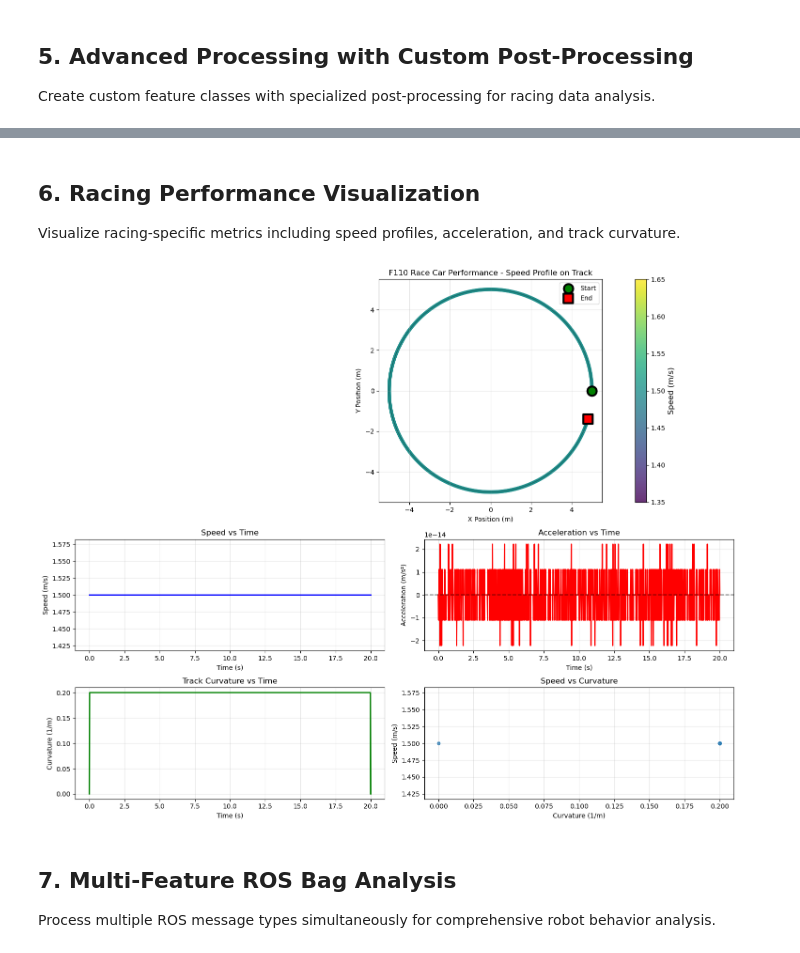
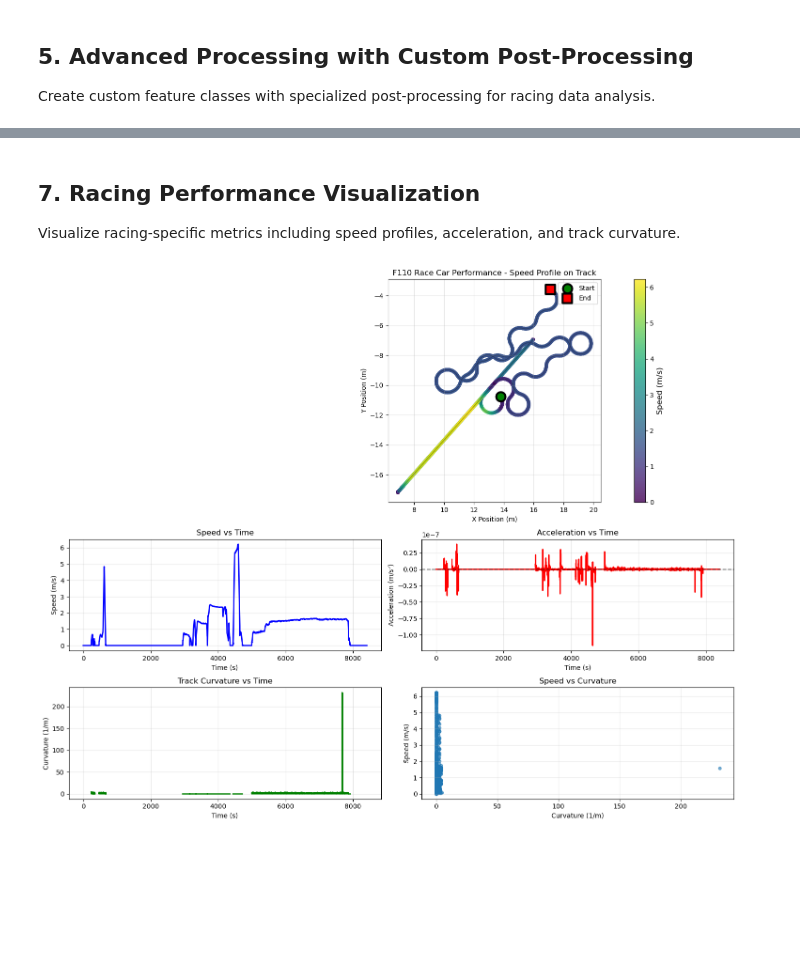
Before and after one commit to norlab-ulaval/trajectory-container-tools, a Jupyter notebook: notebooks/rosbag_usage_example.ipynb, the cells around one changed output, grey strips where cells are left out. Drawn from its saved outputs; the diff is of its cells as text; code cells hidden in the pictures; blank space fills up the shorter version.

```diff
--- a/notebooks/rosbag_usage_example.ipynb
+++ b/notebooks/rosbag_usage_example.ipynb
@@ -31,0 +41,8 @@ The ROS bag must contain valid ROS message topics with proper timestamps. Suppor
+# %%
+from trajectory_container_tools.rosbag_tools import show_available_rosbag_topics
+from trajectory_container_tools.utils.ros2_non_native_msg import register_ros2_non_native_msg
+
+# Register non-native ros message
+register_ros2_non_native_msg()
+
+rosbag_path = show_available_rosbag_topics(rosbag_path)
@@ -334,0 +341,17 @@ Maximum curvature: 0.2000 1/m
+# %%
+# Advanced multi-feature configuration
+from trajectory_container_tools.trj_dataclasses.rosbag_feature_dataclass import SensorMsgsImu
+
+multi_features_config = {
+    "/odom": RacingOdometryAnalysis,
+    "/sensors/imu/raw": SensorMsgsImu,
+}
+
+multi_data = aggregate_multiple_features_from_rosbag(
+    rosbag_path,
+    dataset_info="Multi-sensor F110 data analysis",
+    features_config=multi_features_config
+)
+print("Multi-feature extraction successful!")
+
+multi_data.summary
@@ -335,11 +378,11 @@ Maximum curvature: 0.2000 1/m
 # %% [markdown]
-## 6. Racing Performance Visualization
+## 7. Racing Performance Visualization
 
 Visualize racing-specific metrics including speed profiles, acceleration, and track curvature.
 # %%
 def plot_racing_analysis(racing_data, title: str = "Racing Performance Analysis"):
     """Plot comprehensive racing analysis."""
-    odom = racing_data.racing_odom
+    odom = racing_data.topic_odom
 
     fig = plt.figure(figsize=(15, 12))
 
@@ -348,11 +391,11 @@ def plot_racing_analysis(racing_data, title: str = "Racing Performance Analysis"
 
     # 1. Trajectory with speed colormap
     ax1 = fig.add_subplot(gs[0, :])
-    x = odom.pose_pose_position_x
-    y = odom.pose_pose_position_y
-    speed = odom.speed
+    x = odom.pose.pose.position_x
+    y = odom.pose.pose.position_y
+    _speed = odom.speed
 
-    scatter = ax1.scatter(x, y, c=speed, cmap='viridis', s=20, alpha=0.8)
+    scatter = ax1.scatter(x, y, c=_speed, cmap='viridis', s=20, alpha=0.8)
     ax1.plot(x, y, 'k-', alpha=0.3, linewidth=1)
     ax1.scatter(x[0], y[0], color='green', s=200, marker='o',
                label='Start', edgecolor='black', linewidth=3, zorder=5)
@@ -370,46 +413,42 @@ def plot_racing_analysis(racing_data, title: str = "Racing Performance Analysis"
 
     # 2. Speed vs time
     ax2 = fig.add_subplot(gs[1, 0])
-    ax2.plot(odom.timestamps, speed, 'b-', linewidth=2)
+    ax2.plot(odom.timestep_index, _speed, 'b-', linewidth=2)
     ax2.set_xlabel('Time (s)')
     ax2.set_ylabel('Speed (m/s)')
     ax2.set_title('Speed vs Time')
     ax2.grid(True, alpha=0.3)
 
     # 3. Acceleration vs time
     ax3 = fig.add_subplot(gs[1, 1])
-    ax3.plot(odom.timestamps, odom.acceleration, 'r-', linewidth=2)
+    ax3.plot(odom.timestep_index, odom.acceleration, 'r-', linewidth=2)
     ax3.axhline(y=0, color='k', linestyle='--', alpha=0.5)
     ax3.set_xlabel('Time (s)')
     ax3.set_ylabel('Acceleration (m/s²)')
     ax3.set_title('Acceleration vs Time')
     ax3.grid(True, alpha=0.3)
 
     # 4. Curvature vs time
     ax4 = fig.add_subplot(gs[2, 0])
-    ax4.plot(odom.timestamps, odom.curvature, 'g-', linewidth=2)
+    ax4.plot(odom.timestep_index, odom.curvature, 'g-', linewidth=2)
     ax4.set_xlabel('Time (s)')
     ax4.set_ylabel('Curvature (1/m)')
     ax4.set_title('Track Curvature vs Time')
     ax4.grid(True, alpha=0.3)
 
     # 5. Speed vs curvature (racing line analysis)
     ax5 = fig.add_subplot(gs[2, 1])
-    ax5.scatter(odom.curvature, speed, alpha=0.6, s=20)
+    ax5.scatter(odom.curvature, _speed, alpha=0.6, s=20)
     ax5.set_xlabel('Curvature (1/m)')
     ax5.set_ylabel('Speed (m/s)')
     ax5.set_title('Speed vs Curvature')
     ax5.grid(True, alpha=0.3)
 
     plt.tight_layout()
     return fig
 
 # Create racing analysis visualization
-plot_racing_analysis(racing_data, "F110 Race Car Performance")
+plot_racing_analysis(multi_data, "F110 Race Car Performance")
 plt.show()
 # %% [output]
-[figure, old version]
+[figure, new version]
-# %% [markdown]
-## 7. Multi-Feature ROS Bag Analysis
-
-Process multiple ROS message types simultaneously for comprehensive robot behavior analysis.
```
Also changed, not shown: parts of 24 cells of this notebook, 6 other files.
